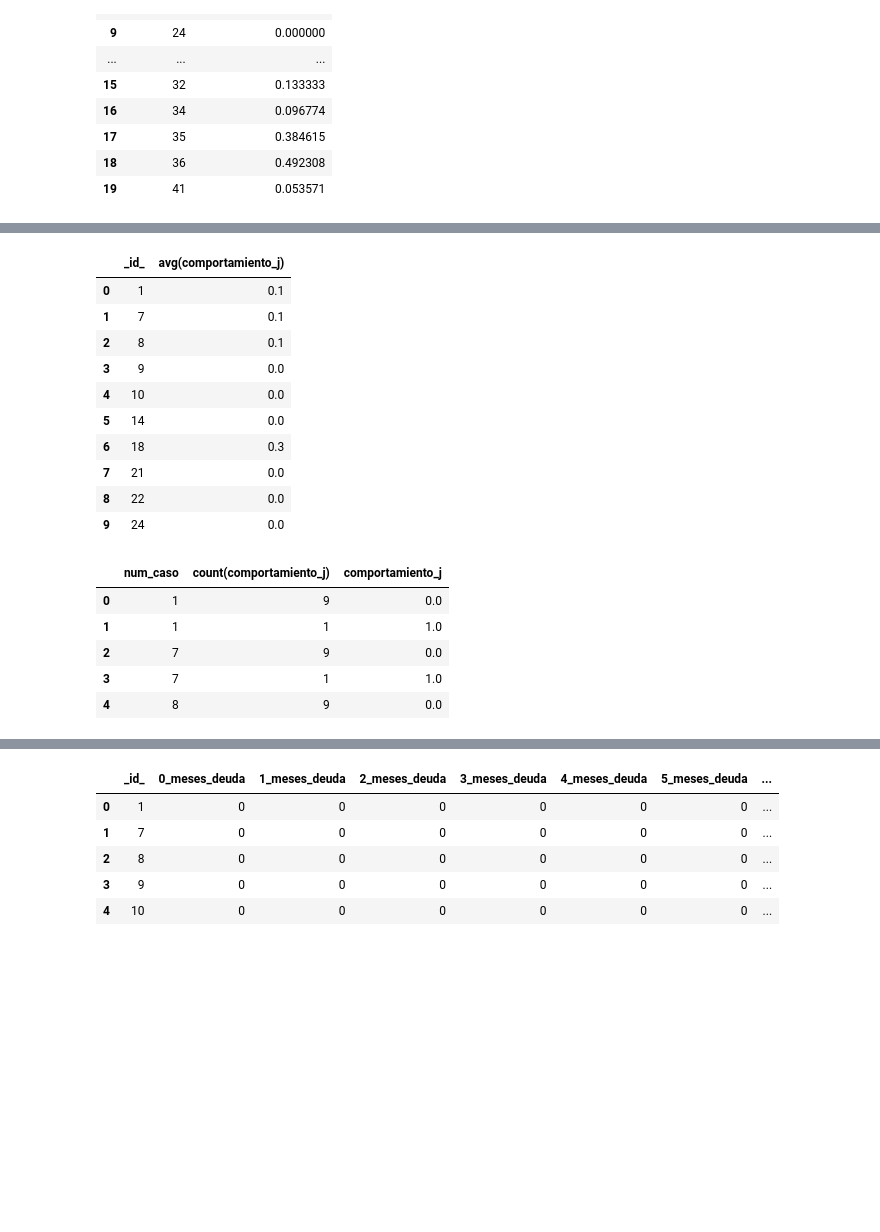
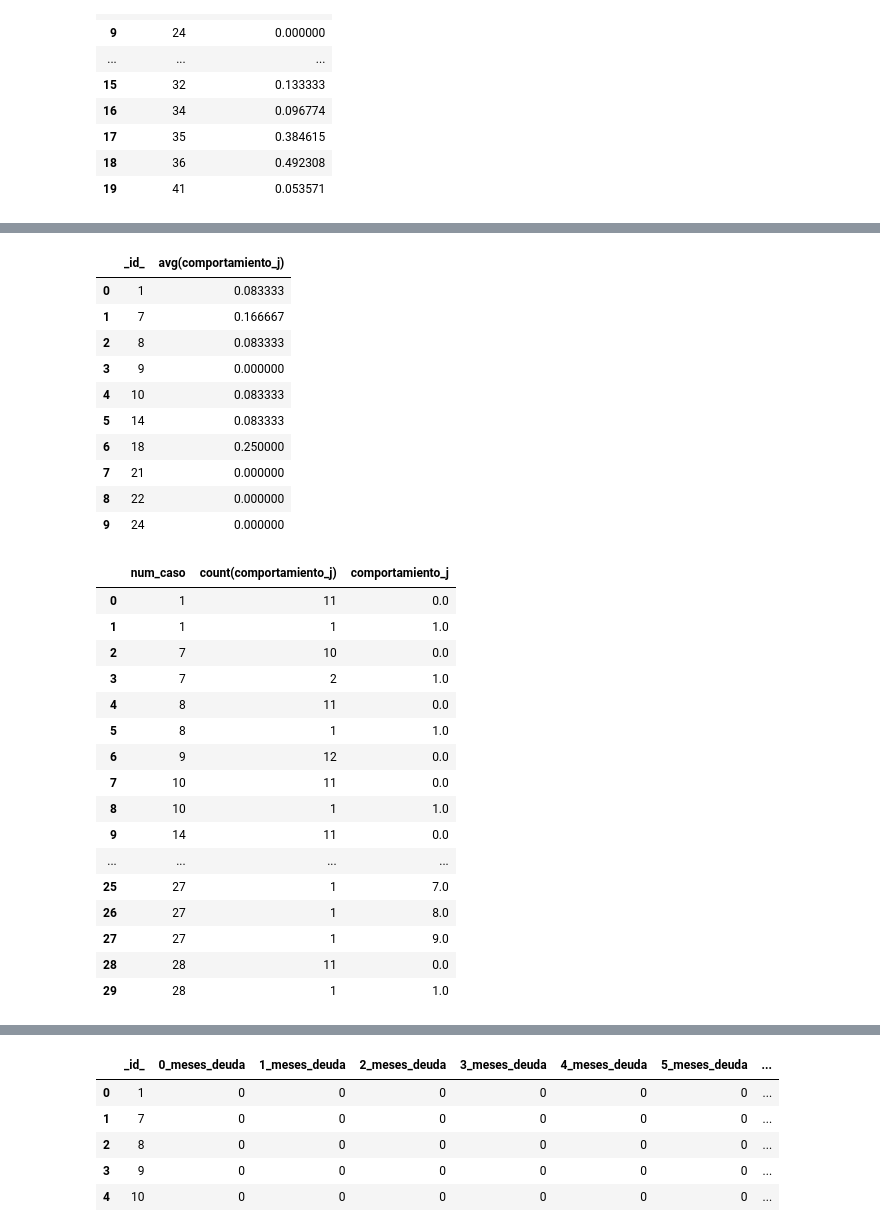
Before and after one commit to BrianPgz/HomeWork1_ML, a Jupyter notebook: Ejercicio1.ipynb, the cells around one changed output, grey strips where cells are left out. Saved outputs shown, nothing was run; the diff lists cells and outputs as text; code cells hidden in the pictures; blank space fills up the shorter version.

```diff
--- a/Ejercicio1.ipynb
+++ b/Ejercicio1.ipynb
@@ -344,8 +395,9 @@ sqldf.run(query).head(20)
 | 18 | 36 | 0.492308 |
 | 19 | 41 | 0.053571 |
 # %%
-query="""select num_caso,min(mes_informacion),max(mes_informacion)
+query="""select num_caso as _id_,min(mes_informacion),max(mes_informacion)
          from bd_comportamiento_3
          group by num_caso"""
-sqldf.run(query).head()
+olvidada =sqldf.run(query)
+olvidada.head()
 # %% [output]
@@ -363,6 +415,6 @@ query1="""select
          from bd_comportamiento_3
          order by num_caso,mes_informacion
          """
-baseji=sqldf.run(query1).groupby("num_caso").tail(10)
+baseji=sqldf.run(query1).groupby("num_caso").tail(12)
 # %%
 baseji.reset_index(level=None, drop=True, inplace=True, col_level=0, col_fill='')
@@ -391,28 +449,39 @@ sintesis_c3=sqldf.run(query)
 sintesis_c3.head(10)
 # %% [output]
 |  | _id_ | avg(comportamiento_j) |
-| 0 | 1 | 0.1 |
-| 1 | 7 | 0.1 |
-| 2 | 8 | 0.1 |
-| 3 | 9 | 0.0 |
-| 4 | 10 | 0.0 |
-| 5 | 14 | 0.0 |
-| 6 | 18 | 0.3 |
-| 7 | 21 | 0.0 |
-| 8 | 22 | 0.0 |
-| 9 | 24 | 0.0 |
+| 0 | 1 | 0.083333 |
+| 1 | 7 | 0.166667 |
+| 2 | 8 | 0.083333 |
+| 3 | 9 | 0.000000 |
+| 4 | 10 | 0.083333 |
+| 5 | 14 | 0.083333 |
+| 6 | 18 | 0.250000 |
+| 7 | 21 | 0.000000 |
+| 8 | 22 | 0.000000 |
+| 9 | 24 | 0.000000 |
 # %%
 query="""
      select num_caso,count(comportamiento_j),comportamiento_j
      from baseji
      group by num_caso,comportamiento_j
 """
 deuda=sqldf.run(query)
-deuda.head()
+deuda.head(30)
 # %% [output]
 |  | num_caso | count(comportamiento_j) | comportamiento_j |
-| 0 | 1 | 9 | 0.0 |
+| 0 | 1 | 11 | 0.0 |
 | 1 | 1 | 1 | 1.0 |
-| 2 | 7 | 9 | 0.0 |
-| 3 | 7 | 1 | 1.0 |
-| 4 | 8 | 9 | 0.0 |
+| 2 | 7 | 10 | 0.0 |
+| 3 | 7 | 2 | 1.0 |
+| 4 | 8 | 11 | 0.0 |
+| 5 | 8 | 1 | 1.0 |
+| 6 | 9 | 12 | 0.0 |
+| 7 | 10 | 11 | 0.0 |
+| 8 | 10 | 1 | 1.0 |
+| 9 | 14 | 11 | 0.0 |
+| ... | ... | ... | ... |
+| 25 | 27 | 1 | 7.0 |
+| 26 | 27 | 1 | 8.0 |
+| 27 | 27 | 1 | 9.0 |
+| 28 | 28 | 11 | 0.0 |
+| 29 | 28 | 1 | 1.0 |
```
Also changed, not shown: parts of 16 cells of this notebook, 1 other file.
